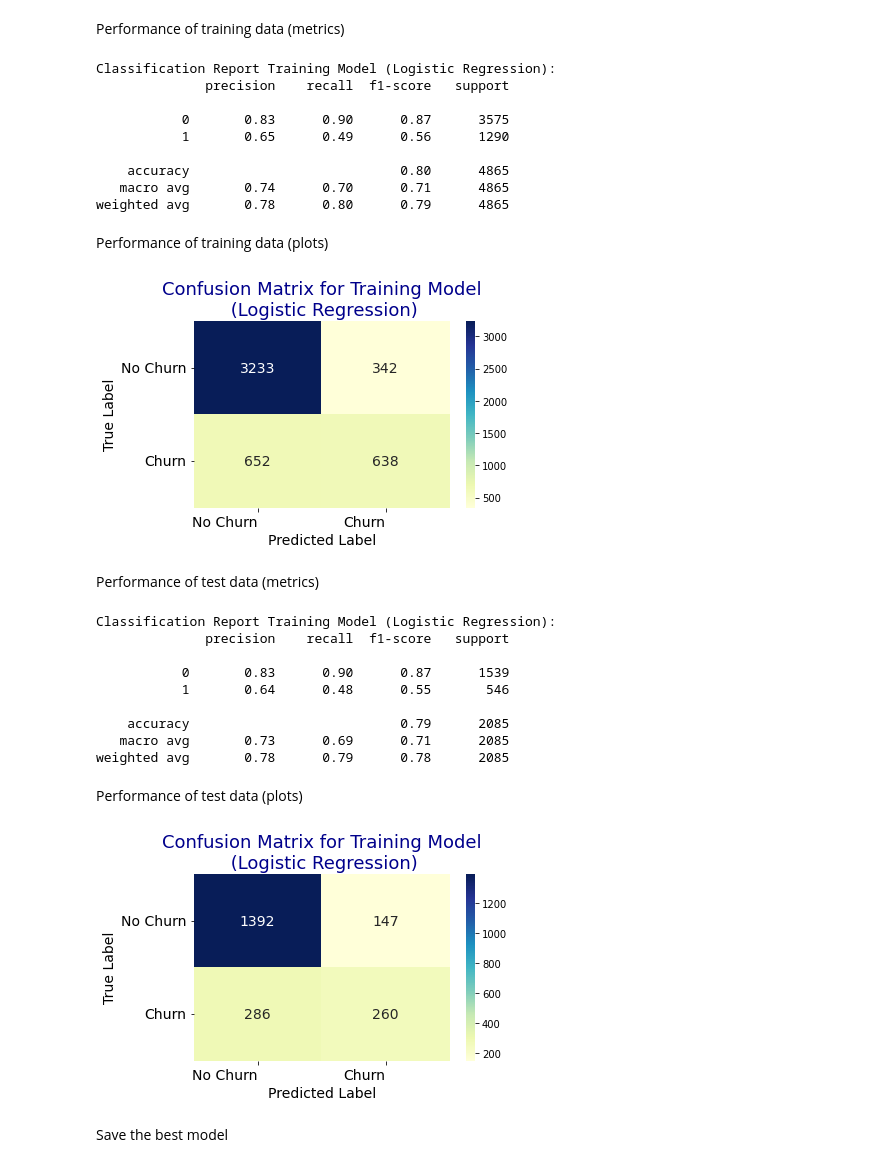
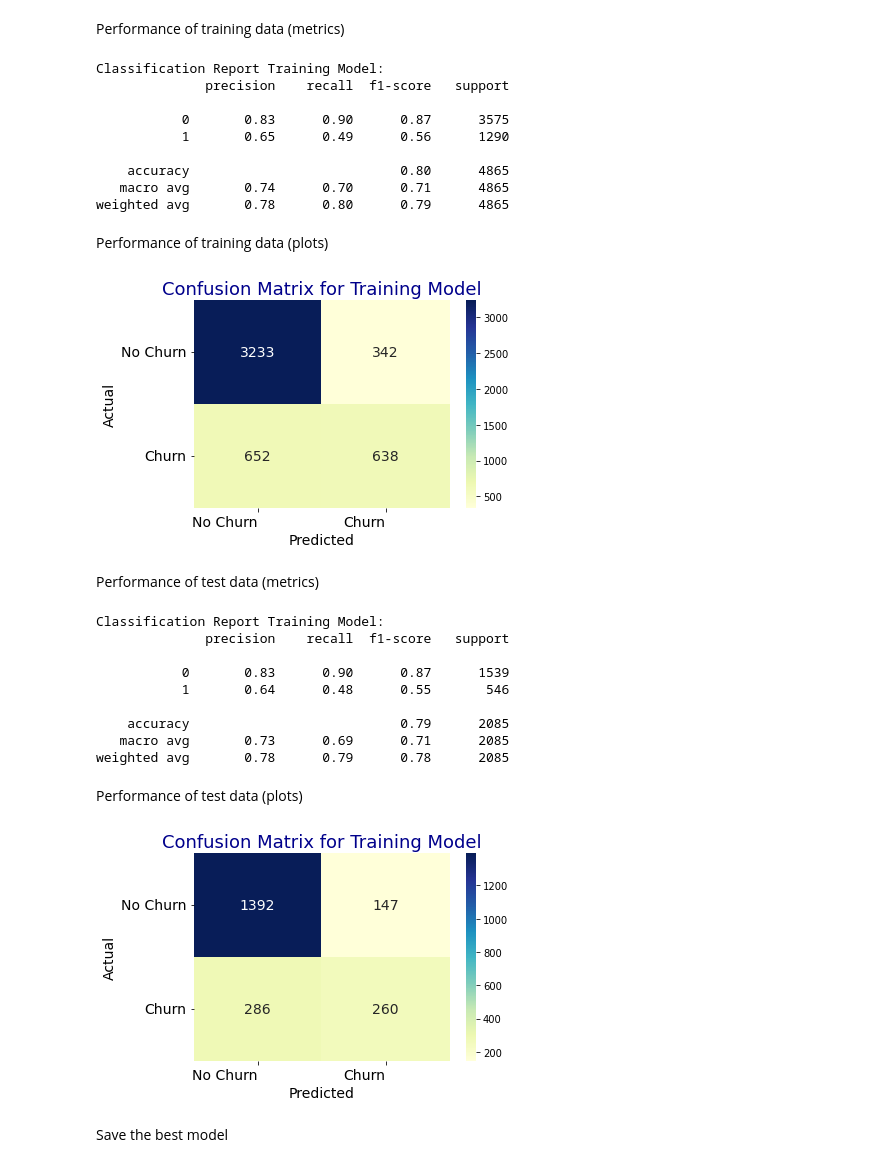
Before and after one commit to asisrianto/customer-churn-prediction, a Jupyter notebook: customer_churn_prediction.ipynb, the cells around one changed output. Saved outputs shown, nothing was run; the diff lists cells and outputs as text; code cells hidden in the pictures.

```diff
--- a/customer_churn_prediction.ipynb
+++ b/customer_churn_prediction.ipynb
@@ -188,10 +188,10 @@ Please also refer to the documentation for alternative solver options:
 Performance of training data (metrics)
 # %%
 y_train_pred = log_model.predict(X_train)
-print('Classification Report Training Model (Logistic Regression): ')
+print('Classification Report Training Model: ')
 print(classification_report(y_train, y_train_pred))
 # %% [output]
-Classification Report Training Model (Logistic Regression):
+Classification Report Training Model:
               precision    recall  f1-score   support
 
            0       0.83      0.90      0.87      3575
@@ -205,27 +205,27 @@ Performance of training data (plots)
 # %%
 confusion_matrix_df = pd.DataFrame((confusion_matrix(y_train, y_train_pred)), ('No Churn', 'Churn'), ('No Churn', 'Churn'))
 
 plt.figure()
 heatmap = sns.heatmap(confusion_matrix_df, annot=True, annot_kws={'size':14}, fmt='d', cmap='YlGnBu')
 heatmap.yaxis.set_ticklabels(heatmap.yaxis.get_ticklabels(), rotation=0, ha='right', fontsize=14)
 heatmap.xaxis.set_ticklabels(heatmap.yaxis.get_ticklabels(), rotation=0, ha='right', fontsize=14)
 
-plt.title('Confusion Matrix for Training Model\n (Logistic Regression)', fontsize=18, color='darkblue')
-plt.ylabel('True Label', fontsize=14)
-plt.xlabel('Predicted Label', fontsize=14)
+plt.title('Confusion Matrix for Training Model', fontsize=18, color='darkblue')
+plt.ylabel('Actual', fontsize=14)
+plt.xlabel('Predicted', fontsize=14)
 plt.tight_layout()
 plt.savefig('performance of training data.png')
 plt.show()
 # %% [output]
-[figure, old version]
+[figure, new version]
 # %% [markdown]
 Performance of test data (metrics)
 # %%
 y_test_pred = log_model.predict(X_test)
-print('Classification Report Training Model (Logistic Regression): ')
+print('Classification Report Training Model: ')
 print(classification_report(y_test, y_test_pred))
 # %% [output]
-Classification Report Training Model (Logistic Regression):
+Classification Report Training Model:
               precision    recall  f1-score   support
 
            0       0.83      0.90      0.87      1539
@@ -244,14 +244,14 @@ heatmap = sns.heatmap(confusion_matrix_df, annot=True, annot_kws={'size':14}, fm
 heatmap.yaxis.set_ticklabels(heatmap.yaxis.get_ticklabels(), rotation=0, ha='right', fontsize=14)
 heatmap.xaxis.set_ticklabels(heatmap.yaxis.get_ticklabels(), rotation=0, ha='right', fontsize=14)
 
-plt.title('Confusion Matrix for Training Model\n (Logistic Regression)', fontsize=18, color='darkblue')
-plt.ylabel('True Label', fontsize=14)
-plt.xlabel('Predicted Label', fontsize=14)
+plt.title('Confusion Matrix for Training Model', fontsize=18, color='darkblue')
+plt.ylabel('Actual', fontsize=14)
+plt.xlabel('Predicted', fontsize=14)
 plt.tight_layout()
 plt.savefig('performance of test data.png')
 plt.show()
 # %% [output]
-[figure, old version]
+[figure, new version]
 # %% [markdown]
 Save the best model
 # %%
```
Also changed, not shown: parts of 1 cell of this notebook, 6 other files.
